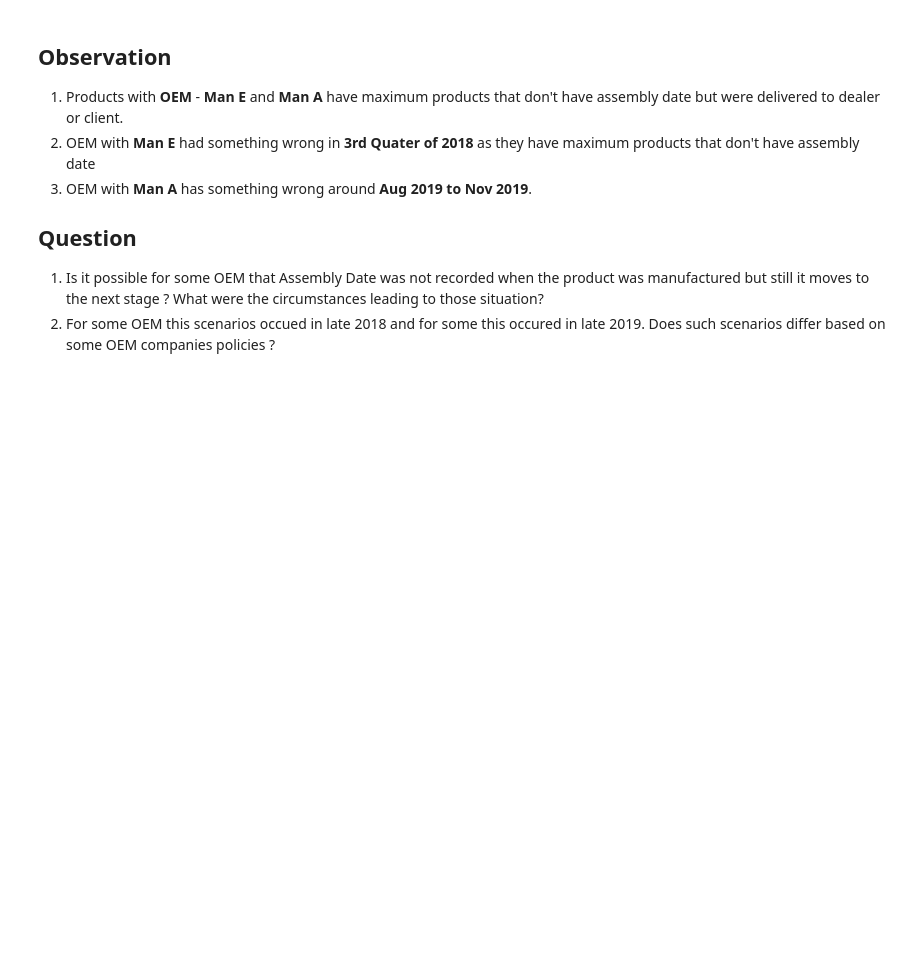
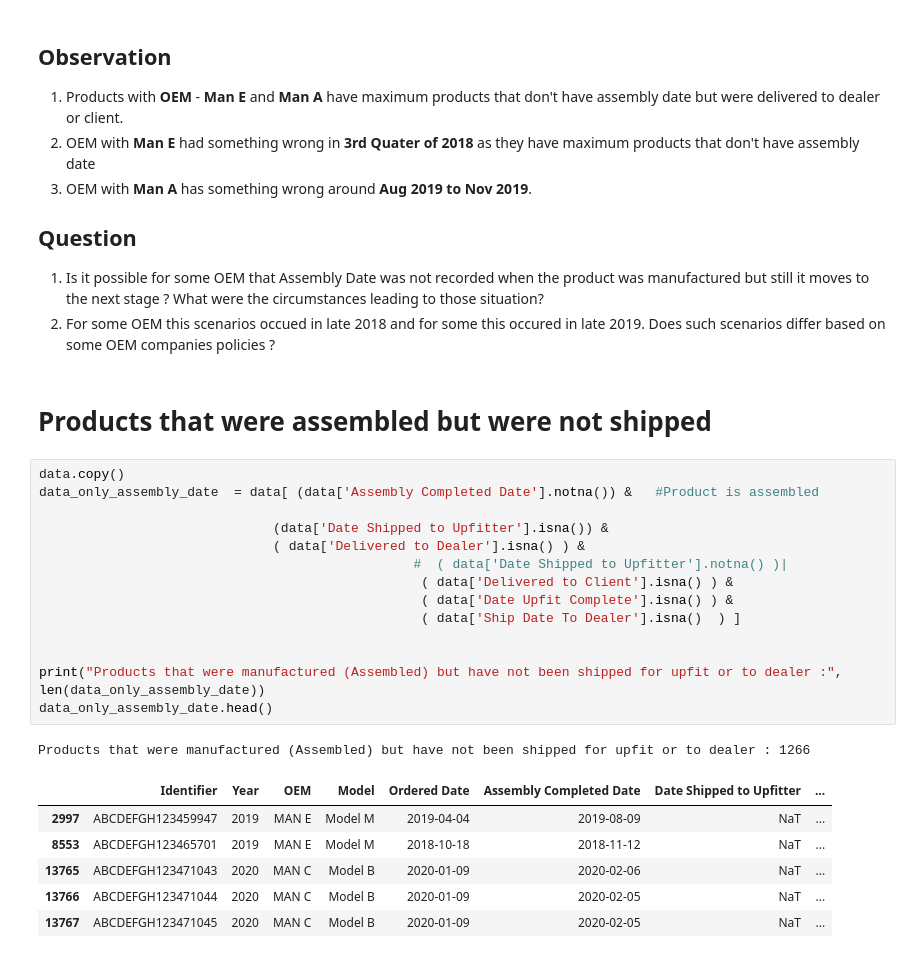
Before and after one commit to navjotsingh151/Sensor-TimeSeriesAnalysis, a Jupyter notebook: InsuranceData.ipynb, the cells around one changed output. Saved outputs shown, nothing was run; the diff lists cells and outputs as text; blank space fills up the shorter version.

```diff
--- a/InsuranceData.ipynb
+++ b/InsuranceData.ipynb
@@ -283,3 +277,27 @@ print(data_no_assembly_date_c.groupby(['OEM','Model'],
 
 1. Is it possible for some OEM that Assembly Date was not recorded when the product was manufactured but still it moves to the next stage ? What were the circumstances leading to those situation?
 2. For some OEM this scenarios occued in late 2018 and for some this occured in late 2019. Does such scenarios differ based on some OEM companies policies  ?
+# %% [markdown]
+# **Products that were assembled but were not shipped**
+# %%
+data.copy()
+data_only_assembly_date  = data[ (data['Assembly Completed Date'].notna()) &   #Product is assembled
+
+                              (data['Date Shipped to Upfitter'].isna()) &
+                              ( data['Delivered to Dealer'].isna() ) &
+                                                #  ( data['Date Shipped to Upfitter'].notna() )|
+                                                 ( data['Delivered to Client'].isna() ) &
+                                                 ( data['Date Upfit Complete'].isna() ) &
+                                                 ( data['Ship Date To Dealer'].isna()  ) ]
+
+
+print("Products that were manufactured (Assembled) but have not been shipped for upfit or to dealer :", len(data_only_assembly_date))
+data_only_assembly_date.head()
+# %% [output]
+Products that were manufactured (Assembled) but have not been shipped for upfit or to dealer : 1266
+|  | Identifier | Year | OEM | Model | Ordered Date | Assembly Completed Date | Date Shipped to Upfitter | ... |
+| 2997 | ABCDEFGH123459947 | 2019 | MAN E | Model M | 2019-04-04 | 2019-08-09 | NaT | ... |
+| 8553 | ABCDEFGH123465701 | 2019 | MAN E | Model M | 2018-10-18 | 2018-11-12 | NaT | ... |
+| 13765 | ABCDEFGH123471043 | 2020 | MAN C | Model B | 2020-01-09 | 2020-02-06 | NaT | ... |
+| 13766 | ABCDEFGH123471044 | 2020 | MAN C | Model B | 2020-01-09 | 2020-02-05 | NaT | ... |
+| 13767 | ABCDEFGH123471045 | 2020 | MAN C | Model B | 2020-01-09 | 2020-02-05 | NaT | ... |
```
Also changed, not shown: parts of 28 cells of this notebook.
